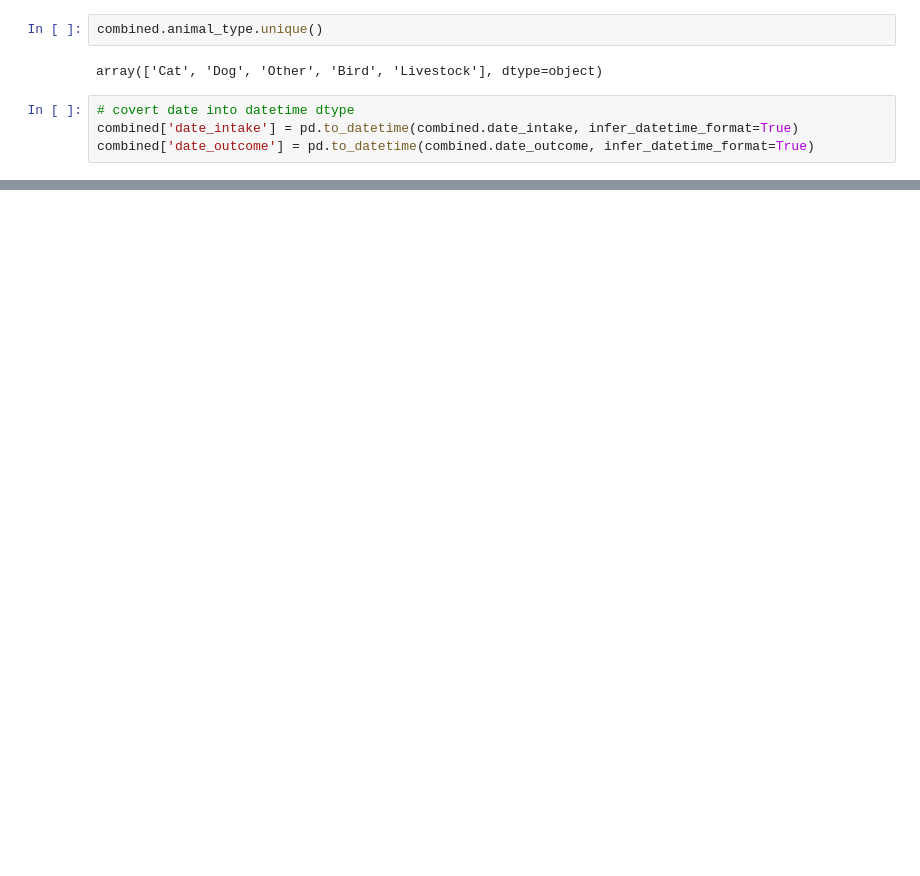
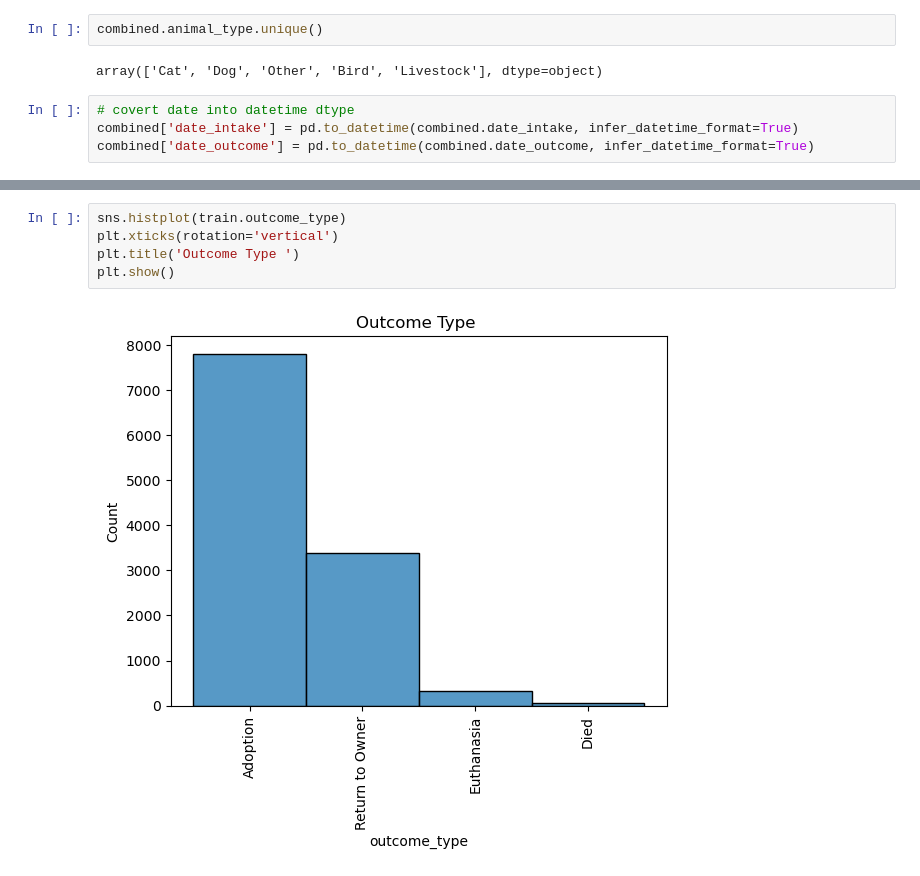
Before and after one commit to carlopdeleon/Austin-Animal-Shelter-Project, a Jupyter notebook: explore.ipynb, the cells around one changed output, grey strips where cells are left out. Cells and saved outputs as stored; diff of their text form; blank space fills up the shorter version.

```diff
--- a/explore.ipynb
+++ b/explore.ipynb
@@ -322,0 +568,7 @@ Name: outcome_type, dtype: int64
+# %%
+sns.histplot(train.outcome_type)
+plt.xticks(rotation='vertical')
+plt.title('Outcome Type ')
+plt.show()
+# %% [output]
+[figure, added]
```
Also changed, not shown: parts of 140 cells of this notebook.
